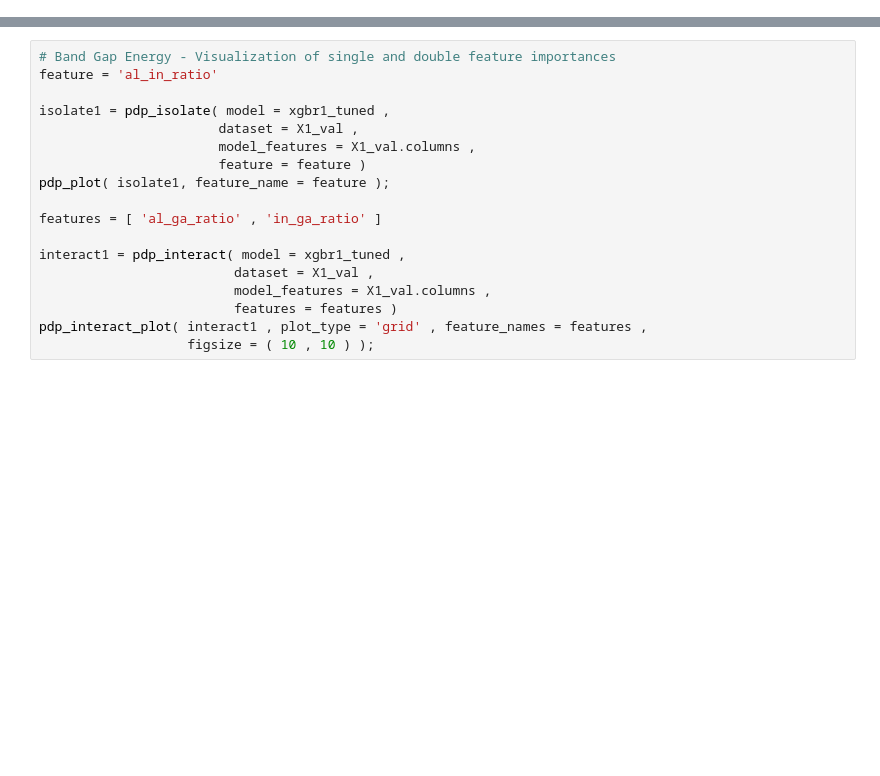
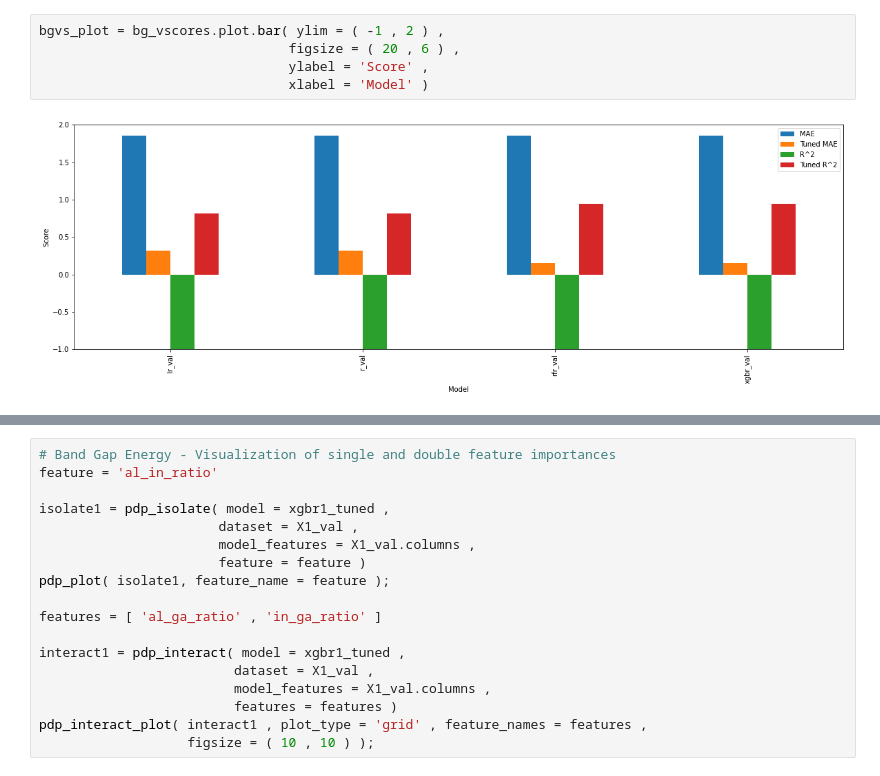
Before and after one commit to no-i-in-team/reesh, a Jupyter notebook: conductors/unit_2_project.ipynb, the cells around one changed output, grey strips where cells are left out. Cells and saved outputs as stored; diff of their text form; blank space fills up the shorter version.

```diff
--- a/conductors/unit_2_project.ipynb
+++ b/conductors/unit_2_project.ipynb
@@ -520,0 +430,7 @@ xgbr2_importances.plot( kind = 'bar' , figsize = ( 10 , 10 ) )
+# %%
+bgvs_plot = bg_vscores.plot.bar( ylim = ( -1 , 2 ) ,
+                                figsize = ( 20 , 6 ) ,
+                                ylabel = 'Score' ,
+                                xlabel = 'Model' )
+# %% [output]
+[figure, added]
```
Also changed, not shown: parts of 38 cells of this notebook.
